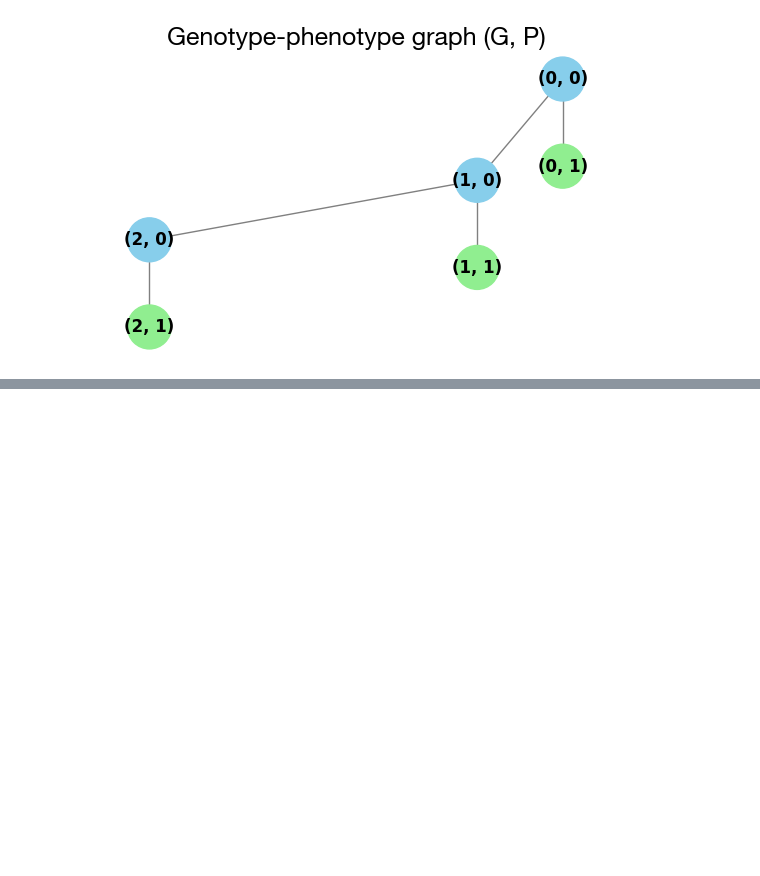
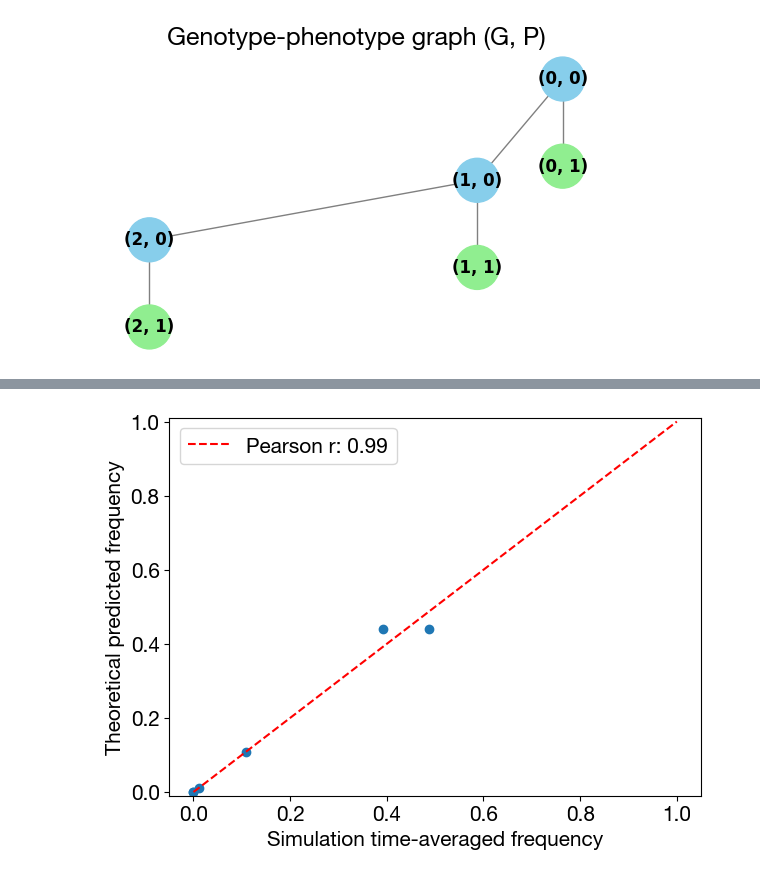
Before and after one commit to vastcollab/ProPGen, a Jupyter notebook: bridge.ipynb, the cells around one changed output, grey strips where cells are left out. Cells and saved outputs as stored; diff of their text form; code cells hidden in the pictures; blank space fills up the shorter version.

```diff
--- a/bridge.ipynb
+++ b/bridge.ipynb
@@ -110,0 +111,29 @@ plt.show()
+# %%
+import scipy.stats
+
+
+time_average = np.mean(data['freq_timeseries'], axis=2).flatten()
+theory = data['f_eq']
+
+plt.plot(time_average, theory, 'o')
+
+# compute Pearson correlation
+correlation, _ = scipy.stats.pearsonr(time_average, theory)
+
+# plot the line
+x = np.linspace(0, 1, 100)
+y = x
+plt.plot(x, y, color='red', linestyle='--', label=f'Pearson r: {correlation:.2f}')
+# ax.set_yscale('log')
+# ax.set_xscale('log')
+# ax.axvline(1/1000, color='gray', linestyle='--')
+# ax.axvline(1/np.sqrt(1000), color='green', linestyle='--')
+plt.xlabel('Simulation time-averaged frequency')
+plt.ylabel('Theoretical predicted frequency')
+plt.ylim(-0.01, 1.01)
+# plt.text(0.05, 0.9, f'Pearson r: {correlation:.2f}')
+plt.legend()
+plt.tight_layout()
+plt.show()
+# %% [output]
+[figure, added]
```
Also changed, not shown: parts of 1 cell of this notebook, 3 other files.
